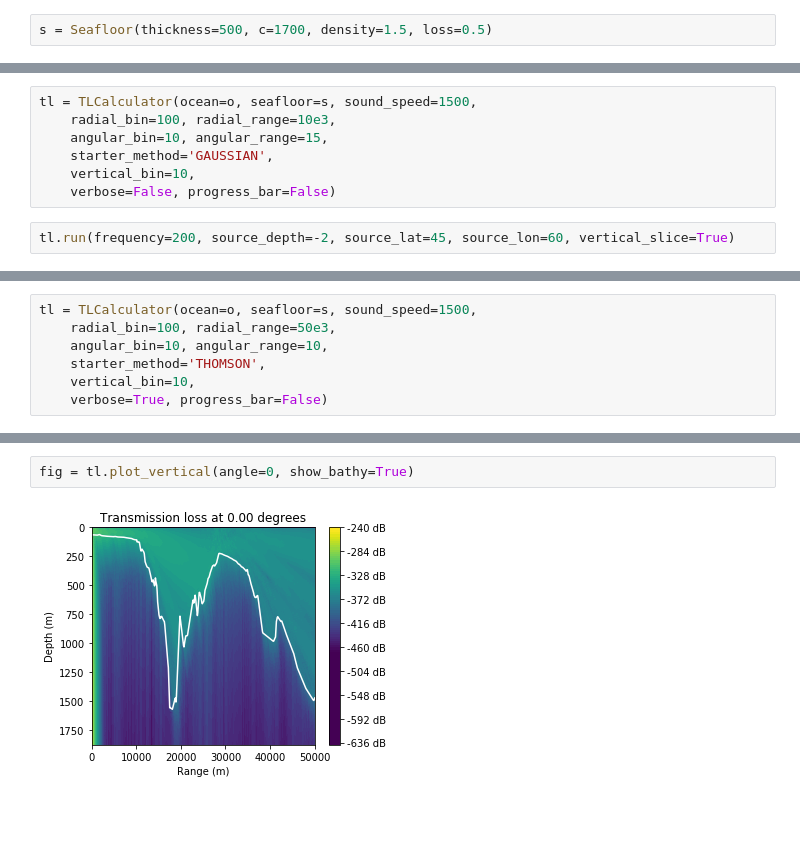
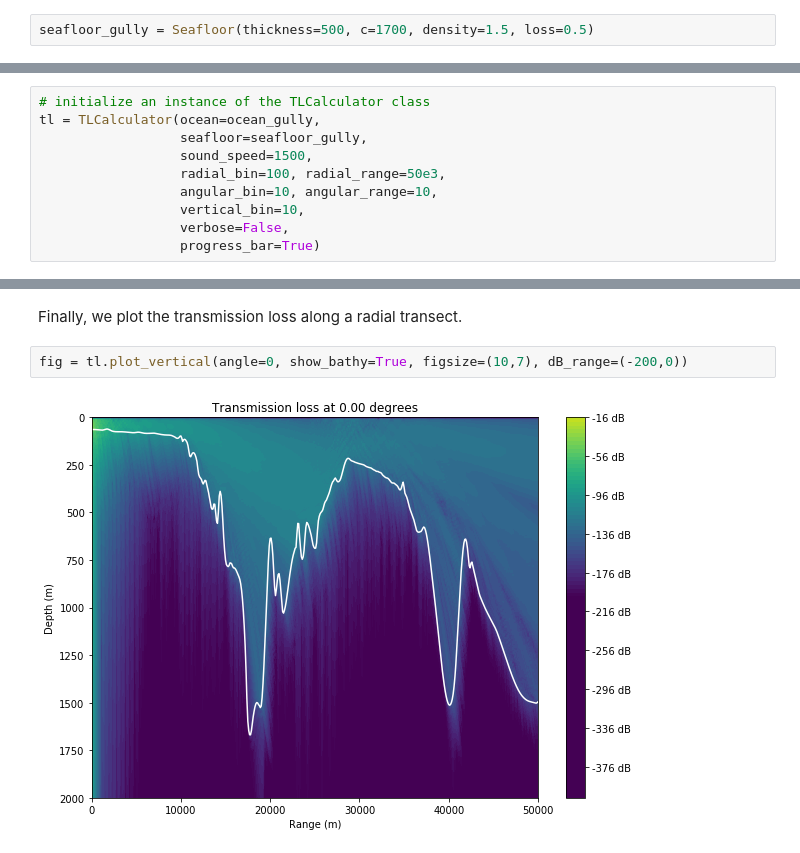
Before and after one commit to cxzhangqi/kadlu, a Jupyter notebook: playroom/transmission_loss.ipynb, the cells around one changed output, grey strips where cells are left out. Saved outputs shown, nothing was run; the diff lists cells and outputs as text; blank space fills up the shorter version.

Commit message:
added figure

```diff
--- a/playroom/transmission_loss.ipynb
+++ b/playroom/transmission_loss.ipynb
@@ -14,2 +48,2 @@ Create a simplified, uniform, seabed with the following properties:
 # %%
-s = Seafloor(thickness=500, c=1700, density=1.5, loss=0.5)
+seafloor_gully = Seafloor(thickness=500, c=1700, density=1.5, loss=0.5)
@@ -20,9 +74,10 @@ o = Ocean(default=False, load_bathymetry=-3000)
 # %%
-tl = TLCalculator(ocean=o, seafloor=s, sound_speed=1500,
-    radial_bin=100, radial_range=10e3,
-    angular_bin=10, angular_range=15,
-    starter_method='GAUSSIAN',
-    vertical_bin=10,
-    verbose=False, progress_bar=False)
+# initialize an instance of the TLCalculator class
+tl = TLCalculator(ocean=ocean_gully,
+                  seafloor=seafloor_gully,
+                  sound_speed=1500,
+                  radial_bin=100, radial_range=50e3,
+                  angular_bin=10, angular_range=10,
+                  vertical_bin=10,
+                  verbose=False,
+                  progress_bar=True)
-# %%
-tl.run(frequency=200, source_depth=-2, source_lat=45, source_lon=60, vertical_slice=True)
@@ -58,7 +83,0 @@ plt.show()
-# %%
-tl = TLCalculator(ocean=o, seafloor=s, sound_speed=1500,
-    radial_bin=100, radial_range=50e3,
-    angular_bin=10, angular_range=10,
-    starter_method='THOMSON',
-    vertical_bin=10,
-    verbose=True, progress_bar=False)
@@ -77,4 +88,6 @@ KeyboardInterrupt:
+# %% [markdown]
+Finally, we plot the transmission loss along a radial transect.
 # %%
-fig = tl.plot_vertical(angle=0, show_bathy=True)
+fig = tl.plot_vertical(angle=0, show_bathy=True, figsize=(10,7), dB_range=(-200,0))
 # %% [output]
-[figure, old version]
+[figure, new version]
```
Also changed, not shown: parts of 24 cells of this notebook, 2 other files.
